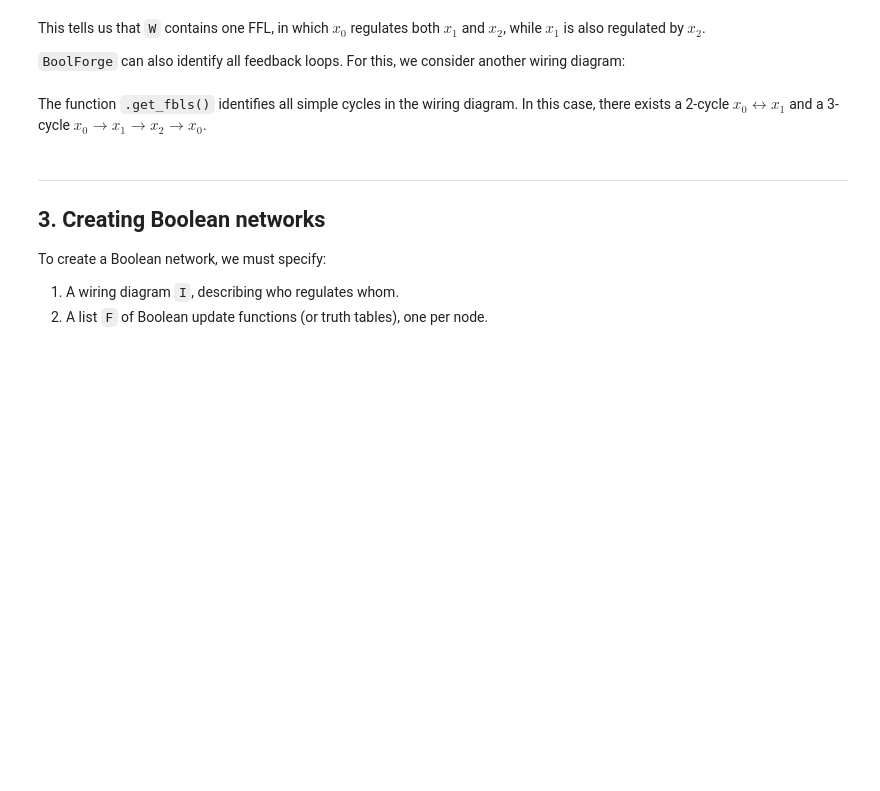
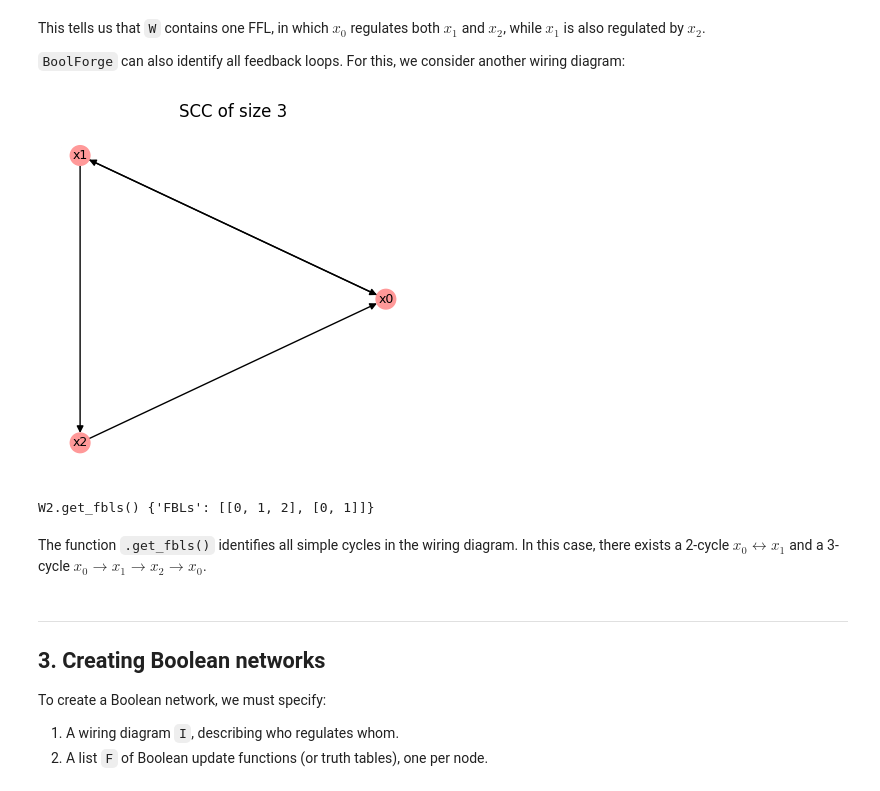
Before and after one commit to ckadelka/BoolForge, a Jupyter notebook: tutorials/tutorial06_boolean_networks.ipynb, the cells around one changed output. Cells and saved outputs as stored; diff of their text form; code cells hidden in the pictures; blank space fills up the shorter version.

```diff
--- a/tutorials/tutorial06_boolean_networks.ipynb
+++ b/tutorials/tutorial06_boolean_networks.ipynb
@@ -120,17 +122,17 @@ while $x_1$ is also regulated by $x_2$.
 # %%
 I2 = [
     [2,1],
     [0],
     [1],
 ]
 
 W2 = boolforge.WiringDiagram(I=I2)
-plt.figure()
-nx.draw_networkx(DiGraph, with_labels=True, arrows=True)
-plt.axis("off")
-plt.show()
+W2.plot();
 
 print("W2.get_fbls()", W2.get_fbls())
+# %% [output]
+[figure, added]
+W2.get_fbls() {'FBLs': [[0, 1, 2], [0, 1]]}
 # %% [markdown]
 The function `.get_fbls()` identifies all simple cycles in the wiring diagram.
 In this case, there exists a 2-cycle $x_0 \leftrightarrow x_1$ and a 3-cycle $x_0 \to x_1 \to x_2 \to x_0$.
```
Also changed, not shown: parts of 23 cells of this notebook, 14 other files.
